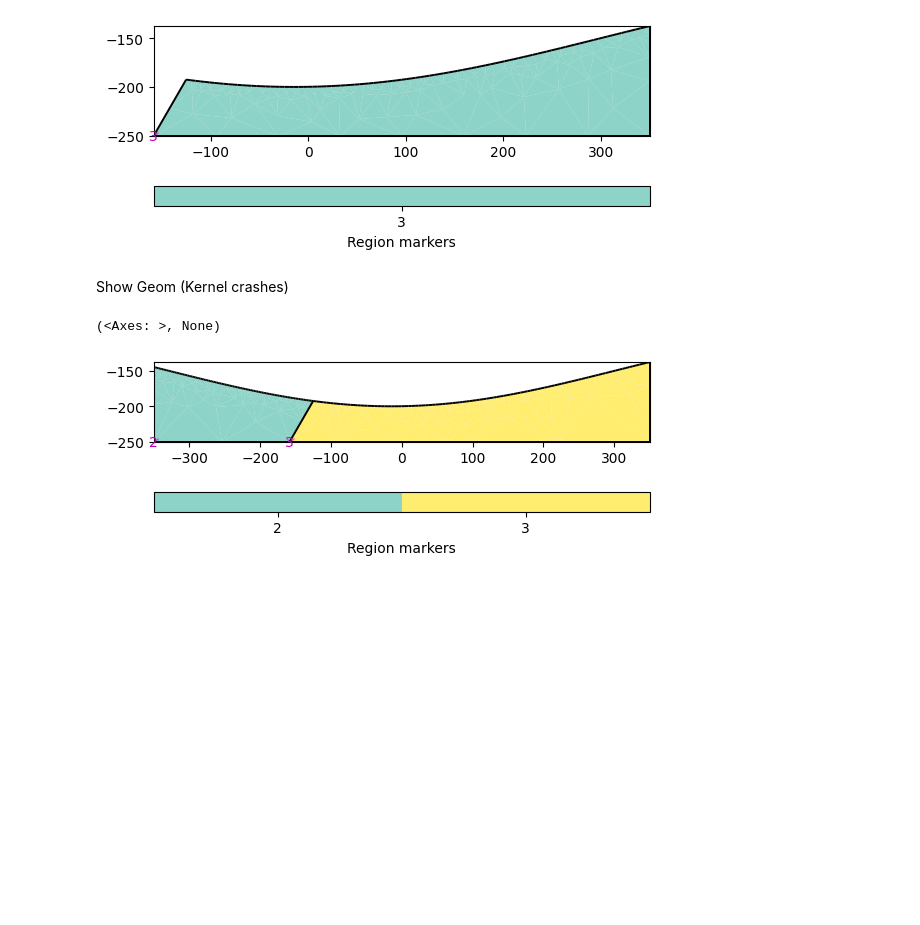
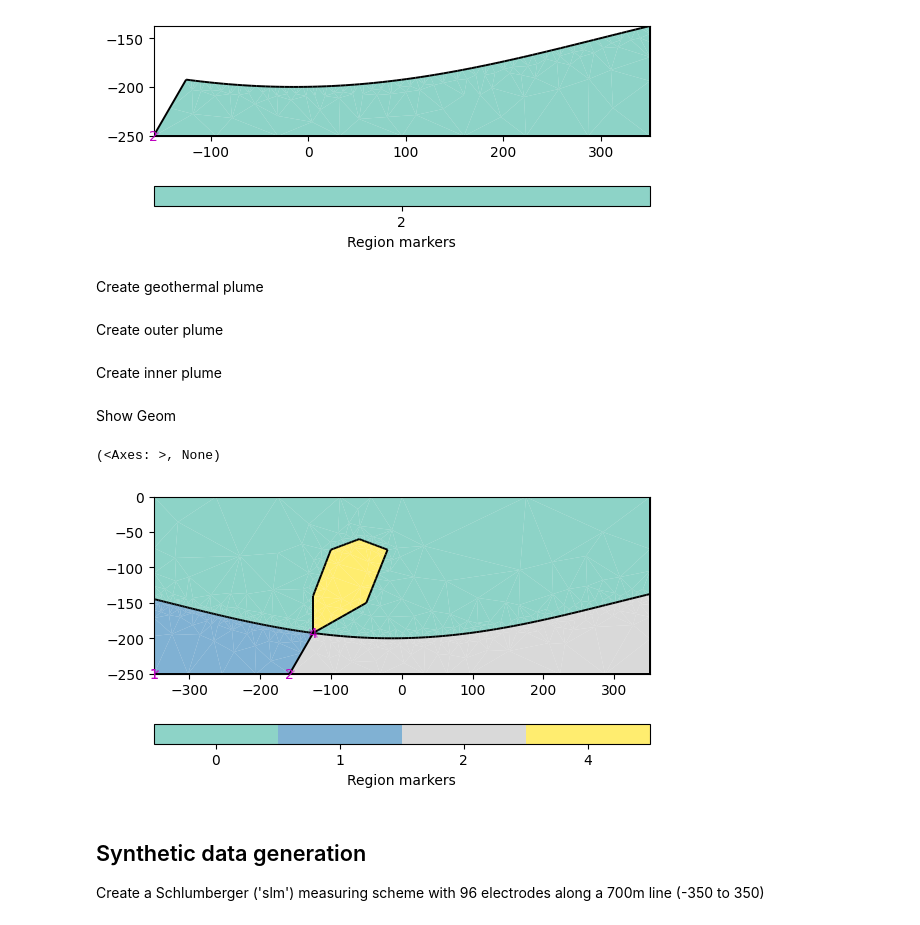
Before and after one commit to jcmefra/Aguas_Vichy, a Jupyter notebook: Modelling_complex.ipynb, the cells around one changed output. Cells and saved outputs as stored; diff of their text form; code cells hidden in the pictures; blank space fills up the shorter version.

```diff
--- a/Modelling_complex.ipynb
+++ b/Modelling_complex.ipynb
@@ -51,0 +40,4 @@ pg.show(deposit)
+# %%
+world = mt.createWorld(start=[-350, 0], end=[350, -250], layers=[],
+                       worldMarker=True)
+pg.show(world)
@@ -79,7 +70,7 @@ y_top = -150 + 50 * np.sin((x_top-300) / 200)
 Floresta_top = np.column_stack((x_top,y_top))[::-1]
 Floresta_bottom = [[-350, y2], [x2, y2]]
 Floresta_verts = np.vstack((Floresta_bottom, Floresta_top))
-Floresta_fm = mt.createPolygon(Floresta_verts, isClosed = True, marker = 2)
+Floresta_fm = mt.createPolygon(Floresta_verts, isClosed = True, marker = 1)
 pg.show(Floresta_fm)
 # %% [output]
 (<Axes: >, None)
@@ -93,16 +84,28 @@ y_top2 = -150 + 50 * np.sin(((x_top2-300) / 200))
 Cretacic_top = np.column_stack((x_top2,y_top2))[::-1]
 Cretacic_bottom = [[x2, y2], [350, y2]]
 Cretacic_verts = np.vstack((Cretacic_bottom, Cretacic_top))
-Cretacic_rocks = mt.createPolygon(Cretacic_verts, isClosed = True, marker = 3)
+Cretacic_rocks = mt.createPolygon(Cretacic_verts, isClosed = True, marker = 2)
 pg.show(Cretacic_rocks)
 # %% [output]
 (<Axes: >, None)
 [figure]
+# %% [markdown]
+Create geothermal plume
+# %%
+plume_verts = np.array([[x1, y1], [-125, -140], [-100, -75], [-60, -60], [-20, -75], [-50, -150]])
+plume = mt.createPolygon(plume_verts, isClosed=True, addNodes=10, marker=4)
+# %% [markdown]
+Create outer plume
+# %% [markdown]
+Create inner plume
 # %% [markdown]
-Show Geom (Kernel crashes)
+Show Geom
 # %%
-geom3 = Floresta_fm + Cretacic_rocks
-pg.show(geom3)
+geom = world + Floresta_fm + Cretacic_rocks + plume
+pg.show(geom)
 # %% [output]
 (<Axes: >, None)
-[figure, old version]
+[figure, new version]
+# %% [markdown]
+## Synthetic data generation
+Create a Schlumberger ('slm') measuring scheme with 96 electrodes along a 700m line (-350 to 350)
```
Also changed, not shown: parts of 21 cells of this notebook, 2 other files.
